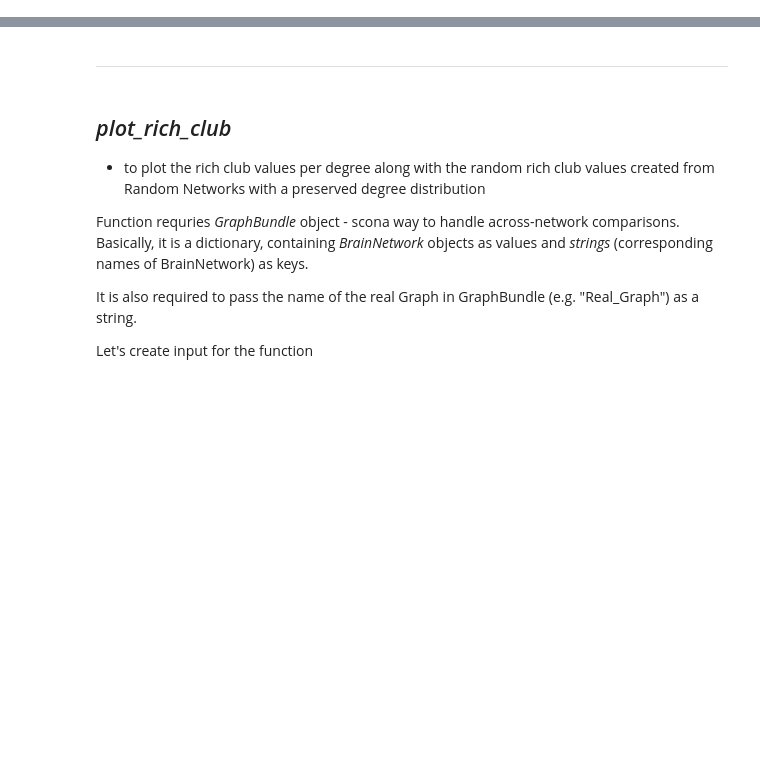
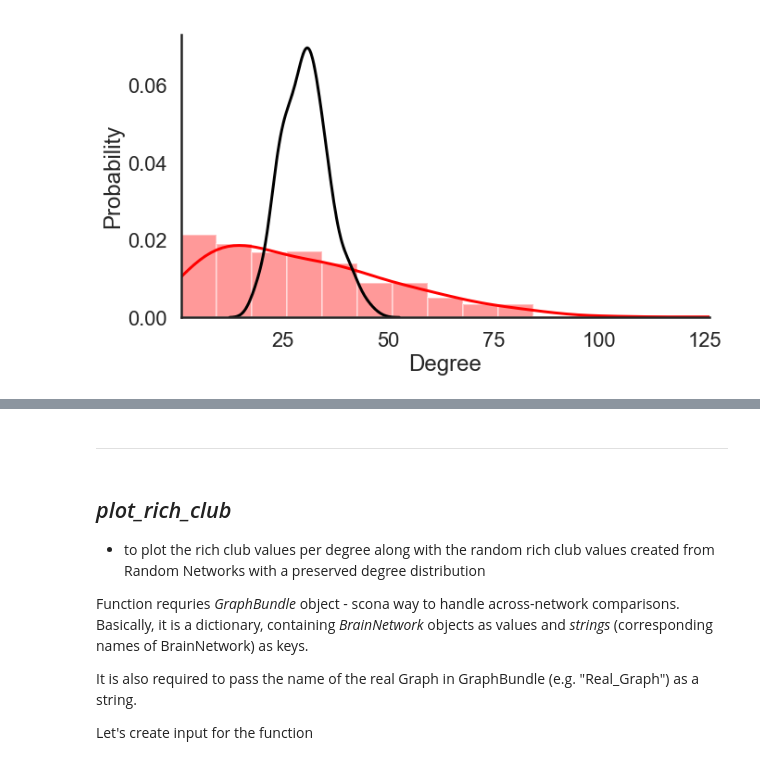
Before and after one commit to WhitakerLab/scona, a Jupyter notebook: tutorials/visualisations_tutorial.ipynb, the cells around one changed output, grey strips where cells are left out. Cells and saved outputs as stored; diff of their text form; code cells hidden in the pictures; blank space fills up the shorter version.

```diff
--- a/tutorials/visualisations_tutorial.ipynb
+++ b/tutorials/visualisations_tutorial.ipynb
@@ -33,0 +196,4 @@ H = G.threshold(10)
+# %%
+plot_degree_dist(G10, color=["red", "black"])
+# %% [output]
+[figure, added]
```
Also changed, not shown: parts of 101 cells of this notebook.
